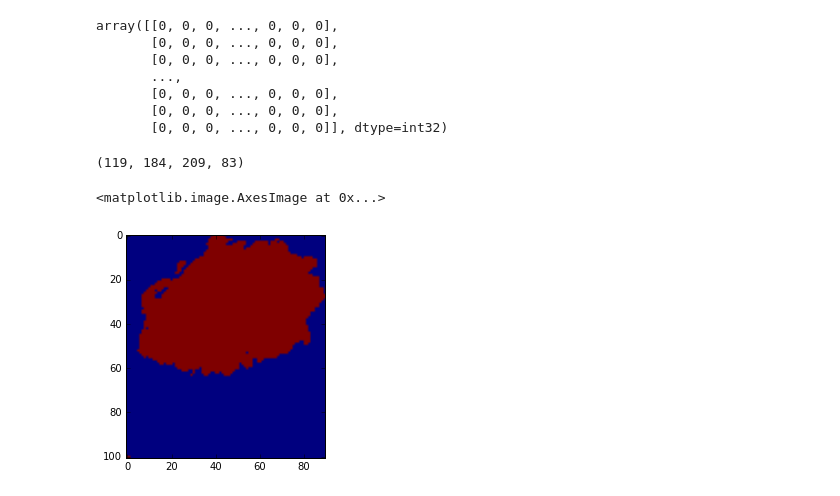
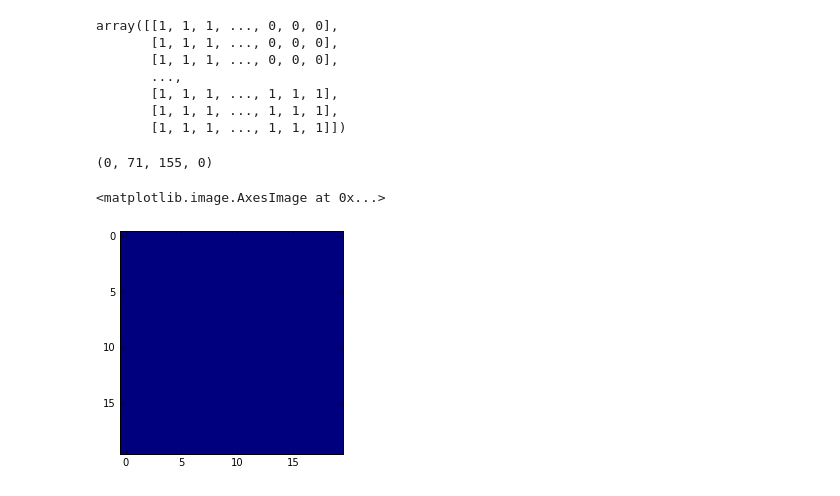
Before and after one commit to hotzenklotz/hackhpi, a Jupyter notebook: Mule-Separation.ipynb, the cells around one changed output. Drawn from its saved outputs; the diff is of its cells as text; code cells hidden in the pictures.

```diff
--- a/Mule-Separation.ipynb
+++ b/Mule-Separation.ipynb
@@ -7,7 +7,7 @@ from scipy.misc import imresize
 from mpl_toolkits.mplot3d import Axes3D
 %matplotlib inline
 # %%
-img = imresize(imread('./skin-cancer.jpg'), 20)
+img = imresize(imread('./moles.jpg'), 20)
 (x,y,c) = img.shape
 points = img.reshape(x * y, c)
 mat = np.mat(points)
@@ -29,3 +25,18 @@ labels = model.labels_
+# %%
+model = KMeans(n_clusters=2)
+model.fit(mat)
+labels = model.labels_
+
+# ensure that 0 is the label for bright points
+(center0, center1) = model.cluster_centers_
+def average_brightness(values):
+    return np.mean(values)
+
+def switch_labels(labels):
+    return np.array([1 - label for label in labels])
+
+if (average_brightness(center0) < average_brightness(center1)):
+    labels = switch_labels(labels)
 # %%
 fig = plt.figure()
 ax = Axes3D(fig)
@@ -45,15 +56,15 @@ plt.imshow(labeled_img)
 # %%
 labeled_img
 # %% [output]
-array([[0, 0, 0, ..., 0, 0, 0],
-       [0, 0, 0, ..., 0, 0, 0],
-       [0, 0, 0, ..., 0, 0, 0],
+array([[1, 1, 1, ..., 0, 0, 0],
+       [1, 1, 1, ..., 0, 0, 0],
+       [1, 1, 1, ..., 0, 0, 0],
        ...,
-       [0, 0, 0, ..., 0, 0, 0],
-       [0, 0, 0, ..., 0, 0, 0],
-       [0, 0, 0, ..., 0, 0, 0]], dtype=int32)
+       [1, 1, 1, ..., 1, 1, 1],
+       [1, 1, 1, ..., 1, 1, 1],
+       [1, 1, 1, ..., 1, 1, 1]])
 # %%
-min_neighbour_count = 5
+min_neighbour_count = 3
 def clean_image(labeled_img):
     footprint = np.array([[1,1,1],
                           [1,1,1],
@@ -65,35 +76,35 @@ def clean_image(labeled_img):
         else:
             return value
 
 
     return generic_filter(labeled_img, get_new_value, footprint=footprint)
 
-
+margin = 20
 def get_bounding_rect(labeled_img):
     cleaned_labeled_img = clean_image(labeled_img)
     left = labeled_img.shape[0]
     right = 0
     top = labeled_img.shape[1]
     bottom = 0
 
-    for ix, row in enumerate(labeled_img):
+    for ix, row in enumerate(cleaned_labeled_img):
         for iy, value in enumerate(row):
             if value == 1:
                 if ix < left:
                     left = ix
                 if right < ix:
                     right = ix
                 if iy < top:
                     top = iy
                 if bottom < iy:
                     bottom = iy
 
     print((top, right, bottom, left))
-    return labeled_img[left:right,top:bottom]
+    return labeled_img[left-margin:right+margin,top-margin:bottom+margin]
 
 cropped_img = get_bounding_rect(labeled_img)
 plt.imshow(cropped_img)
 # %% [output]
-(119, 184, 209, 83)
+(0, 71, 155, 0)
 <matplotlib.image.AxesImage at 0x...>
-[figure, old version]
+[figure, new version]
```
Also changed, not shown: parts of 5 cells of this notebook.
